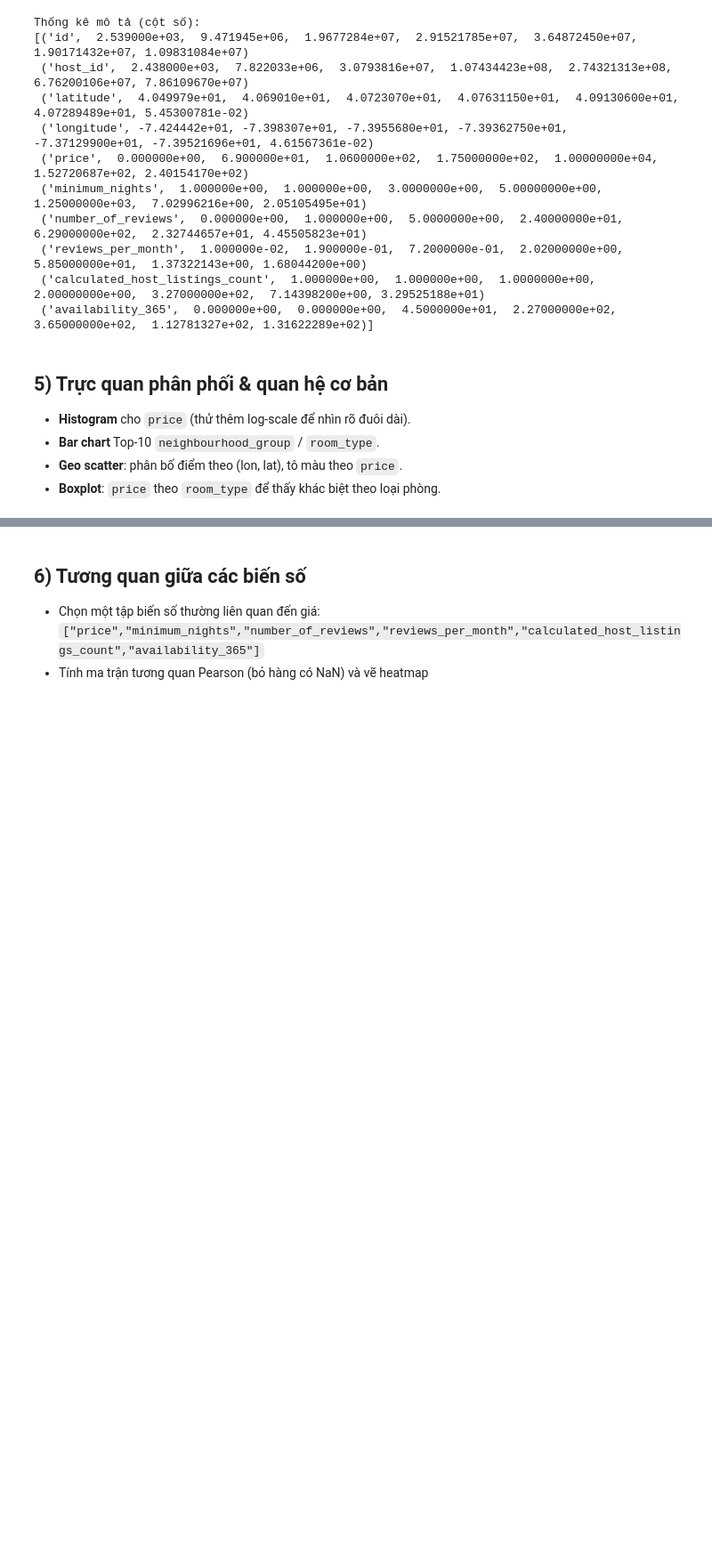
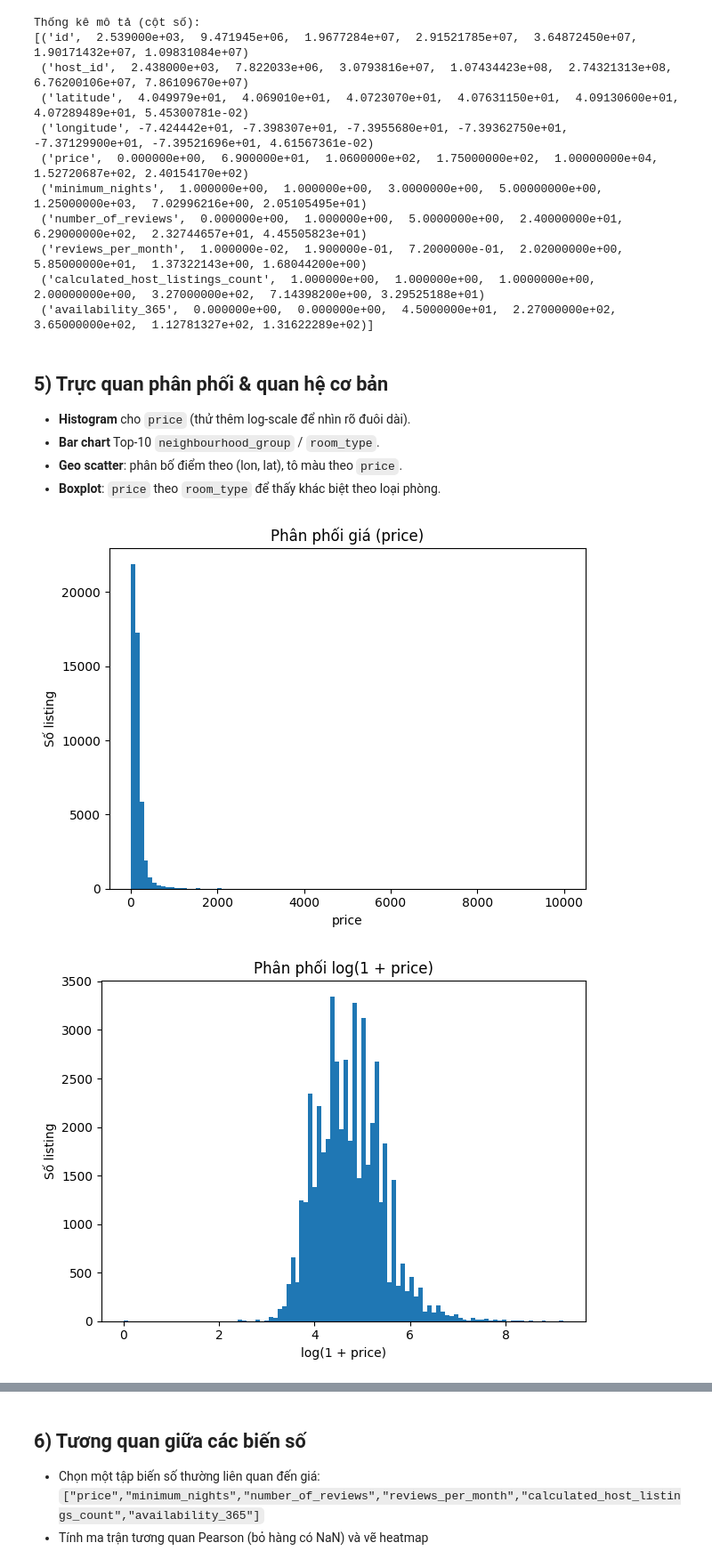
Before and after one commit to khoaoe/CSC17104-Airbnb, a Jupyter notebook: notebooks/01_data_exploration.ipynb, the cells around one changed output, grey strips where cells are left out. Shown: that part at 89% size. Cells and saved outputs as stored; diff of their text form; code cells hidden in the pictures; blank space fills up the shorter version.

```diff
--- a/notebooks/01_data_exploration.ipynb
+++ b/notebooks/01_data_exploration.ipynb
@@ -163,3 +164,26 @@ Thống kê mô tả (cột số):
 - **Bar chart** Top-10 `neighbourhood_group` / `room_type`.
 - **Geo scatter**: phân bố điểm theo (lon, lat), tô màu theo `price`.
 - **Boxplot**: `price` theo `room_type` để thấy khác biệt theo loại phòng.
+# %%
+# Histogram phân phối price
+price = cols["price"].astype(float)
+
+plot_hist(
+    price,
+    bins=100,
+    title="Phân phối giá (price)",
+    xlabel="price",
+    ylabel="Số listing"
+)
+
+# log-scale để thấy rõ đuôi
+plot_hist(
+    np.log1p(price),
+    bins=100,
+    title="Phân phối log(1 + price)",
+    xlabel="log(1 + price)",
+    ylabel="Số listing"
+)
+# %% [output]
+[figure, added]
+[figure, added]
```
Also changed, not shown: parts of 17 cells of this notebook, 7 other files.
